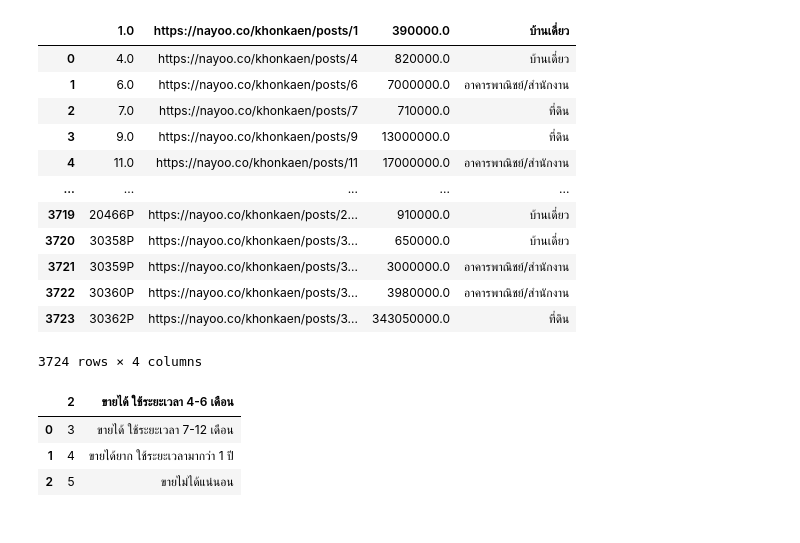
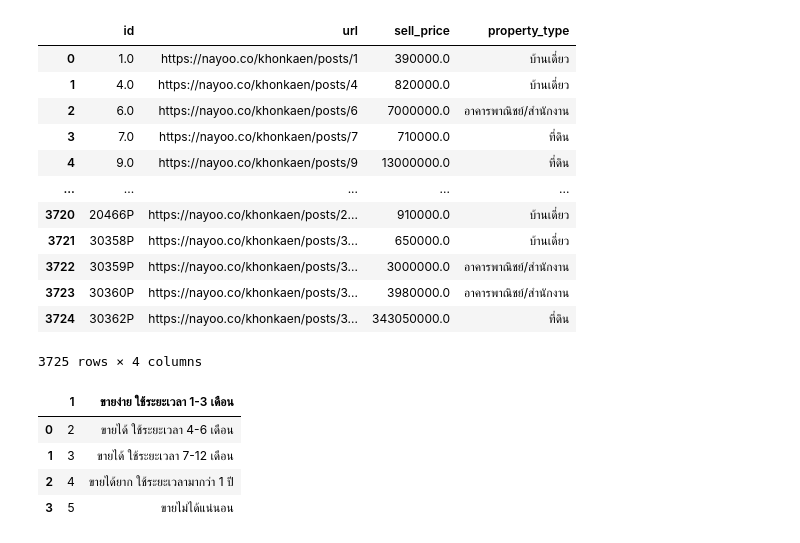
Before and after one commit to 1234567890qqqqqq/BasicProg_DataViz65, a Jupyter notebook: data1ipynb.ipynb, the cells around one changed output. Drawn from its saved outputs; the diff is of its cells as text; code cells hidden in the pictures.

```diff
--- a/data1ipynb.ipynb
+++ b/data1ipynb.ipynb
@@ -99,25 +97,26 @@ data5
 # %%
-data6= pd.read_excel('/content/drive/MyDrive/2 65/bsc_DPDM_data/คำตอบนักประเมิน.xlsx',sheet_name='secondhand',skiprows=1)
+data6= pd.read_excel('/content/drive/MyDrive/2 65/bsc_DPDM_data/คำตอบนักประเมิน.xlsx',sheet_name='secondhand')
 data6
 # %% [output]
-|  | 1.0 | https://nayoo.co/khonkaen/posts/1 | 390000.0 | บ้านเดี่ยว |
-| 0 | 4.0 | https://nayoo.co/khonkaen/posts/4 | 820000.0 | บ้านเดี่ยว |
-| 1 | 6.0 | https://nayoo.co/khonkaen/posts/6 | 7000000.0 | อาคารพาณิชย์/สำนักงาน |
-| 2 | 7.0 | https://nayoo.co/khonkaen/posts/7 | 710000.0 | ที่ดิน |
-| 3 | 9.0 | https://nayoo.co/khonkaen/posts/9 | 13000000.0 | ที่ดิน |
-| 4 | 11.0 | https://nayoo.co/khonkaen/posts/11 | 17000000.0 | อาคารพาณิชย์/สำนักงาน |
+|  | id | url | sell_price | property_type |
+| 0 | 1.0 | https://nayoo.co/khonkaen/posts/1 | 390000.0 | บ้านเดี่ยว |
+| 1 | 4.0 | https://nayoo.co/khonkaen/posts/4 | 820000.0 | บ้านเดี่ยว |
+| 2 | 6.0 | https://nayoo.co/khonkaen/posts/6 | 7000000.0 | อาคารพาณิชย์/สำนักงาน |
+| 3 | 7.0 | https://nayoo.co/khonkaen/posts/7 | 710000.0 | ที่ดิน |
+| 4 | 9.0 | https://nayoo.co/khonkaen/posts/9 | 13000000.0 | ที่ดิน |
 | ... | ... | ... | ... | ... |
-| 3719 | 20466P | https://nayoo.co/khonkaen/posts/2... | 910000.0 | บ้านเดี่ยว |
-| 3720 | 30358P | https://nayoo.co/khonkaen/posts/3... | 650000.0 | บ้านเดี่ยว |
-| 3721 | 30359P | https://nayoo.co/khonkaen/posts/3... | 3000000.0 | อาคารพาณิชย์/สำนักงาน |
-| 3722 | 30360P | https://nayoo.co/khonkaen/posts/3... | 3980000.0 | อาคารพาณิชย์/สำนักงาน |
-| 3723 | 30362P | https://nayoo.co/khonkaen/posts/3... | 343050000.0 | ที่ดิน |
+| 3720 | 20466P | https://nayoo.co/khonkaen/posts/2... | 910000.0 | บ้านเดี่ยว |
+| 3721 | 30358P | https://nayoo.co/khonkaen/posts/3... | 650000.0 | บ้านเดี่ยว |
+| 3722 | 30359P | https://nayoo.co/khonkaen/posts/3... | 3000000.0 | อาคารพาณิชย์/สำนักงาน |
+| 3723 | 30360P | https://nayoo.co/khonkaen/posts/3... | 3980000.0 | อาคารพาณิชย์/สำนักงาน |
+| 3724 | 30362P | https://nayoo.co/khonkaen/posts/3... | 343050000.0 | ที่ดิน |
-3724 rows × 4 columns
+3725 rows × 4 columns
 # %%
-data7= pd.read_excel('/content/drive/MyDrive/2 65/bsc_DPDM_data/คำตอบนักประเมิน.xlsx',sheet_name='ชีต8',skiprows=1)
+data7= pd.read_excel('/content/drive/MyDrive/2 65/bsc_DPDM_data/คำตอบนักประเมิน.xlsx',sheet_name='ชีต8')
 data7
 # %% [output]
-|  | 2 | ขายได้ ใช้ระยะเวลา 4-6 เดือน |
-| 0 | 3 | ขายได้ ใช้ระยะเวลา 7-12 เดือน |
-| 1 | 4 | ขายได้ยาก ใช้ระยะเวลามากว่า 1 ปี |
-| 2 | 5 | ขายไม่ได้แน่นอน |
+|  | 1 | ขายง่าย ใช้ระยะเวลา 1-3 เดือน |
+| 0 | 2 | ขายได้ ใช้ระยะเวลา 4-6 เดือน |
+| 1 | 3 | ขายได้ ใช้ระยะเวลา 7-12 เดือน |
+| 2 | 4 | ขายได้ยาก ใช้ระยะเวลามากว่า 1 ปี |
+| 3 | 5 | ขายไม่ได้แน่นอน |
```
Also changed, not shown: parts of 7 cells of this notebook.
